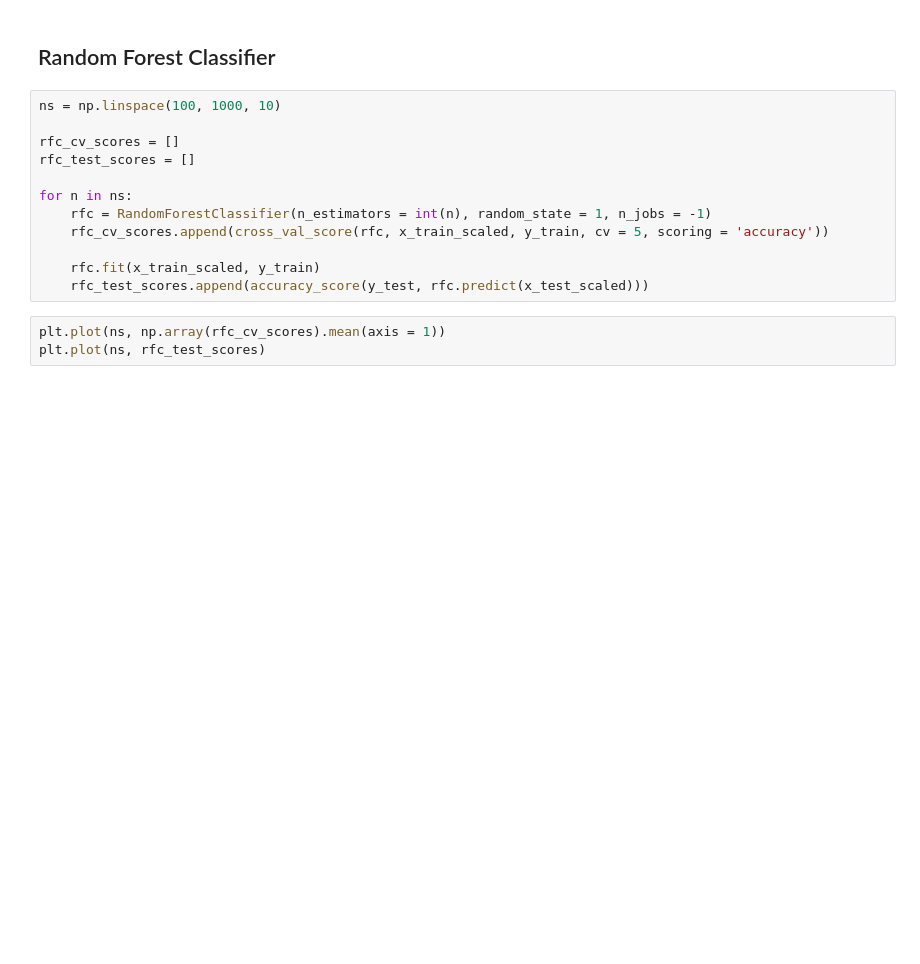
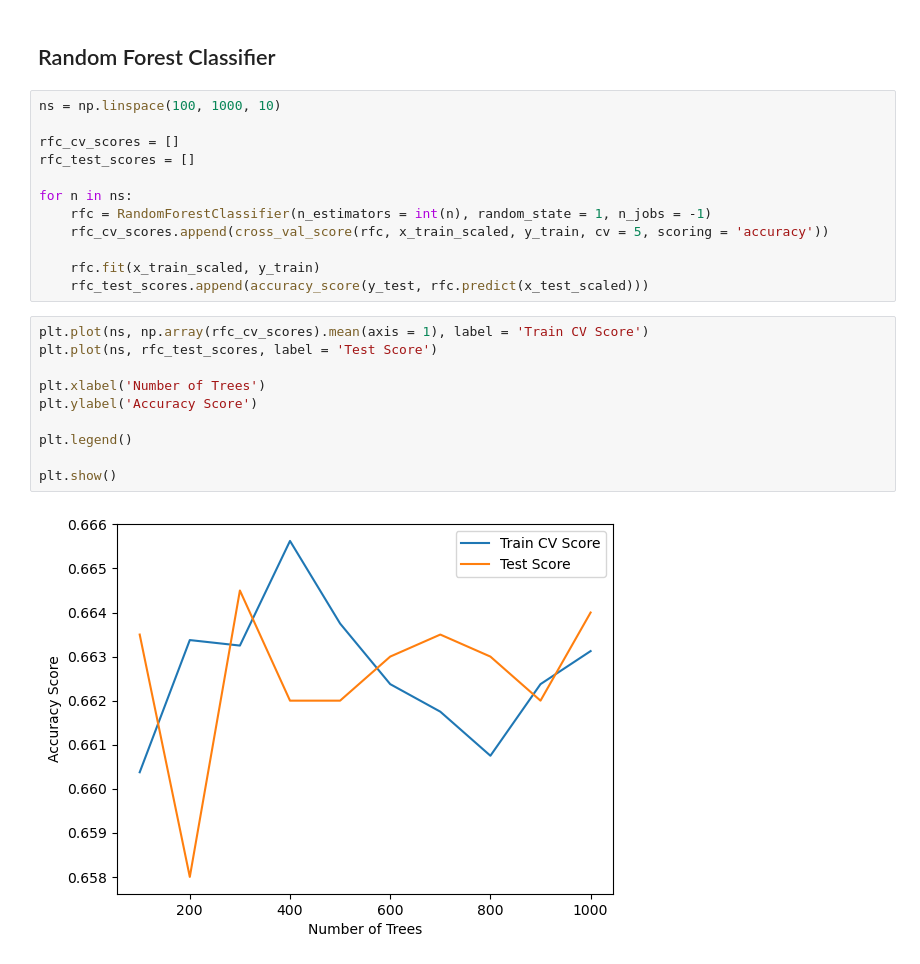
Before and after one commit to noahschulhof/twitter-classifier, a Jupyter notebook: models.ipynb, the cells around one changed output. Cells and saved outputs as stored; diff of their text form; blank space fills up the shorter version.

```diff
--- a/models.ipynb
+++ b/models.ipynb
@@ -64,5 +183,14 @@ for n in ns:
     rfc.fit(x_train_scaled, y_train)
     rfc_test_scores.append(accuracy_score(y_test, rfc.predict(x_test_scaled)))
 # %%
-plt.plot(ns, np.array(rfc_cv_scores).mean(axis = 1))
-plt.plot(ns, rfc_test_scores)
+plt.plot(ns, np.array(rfc_cv_scores).mean(axis = 1), label = 'Train CV Score')
+plt.plot(ns, rfc_test_scores, label = 'Test Score')
+
+plt.xlabel('Number of Trees')
+plt.ylabel('Accuracy Score')
+
+plt.legend()
+
+plt.show()
+# %% [output]
+[figure, added]
```
Also changed, not shown: parts of 25 cells of this notebook.
